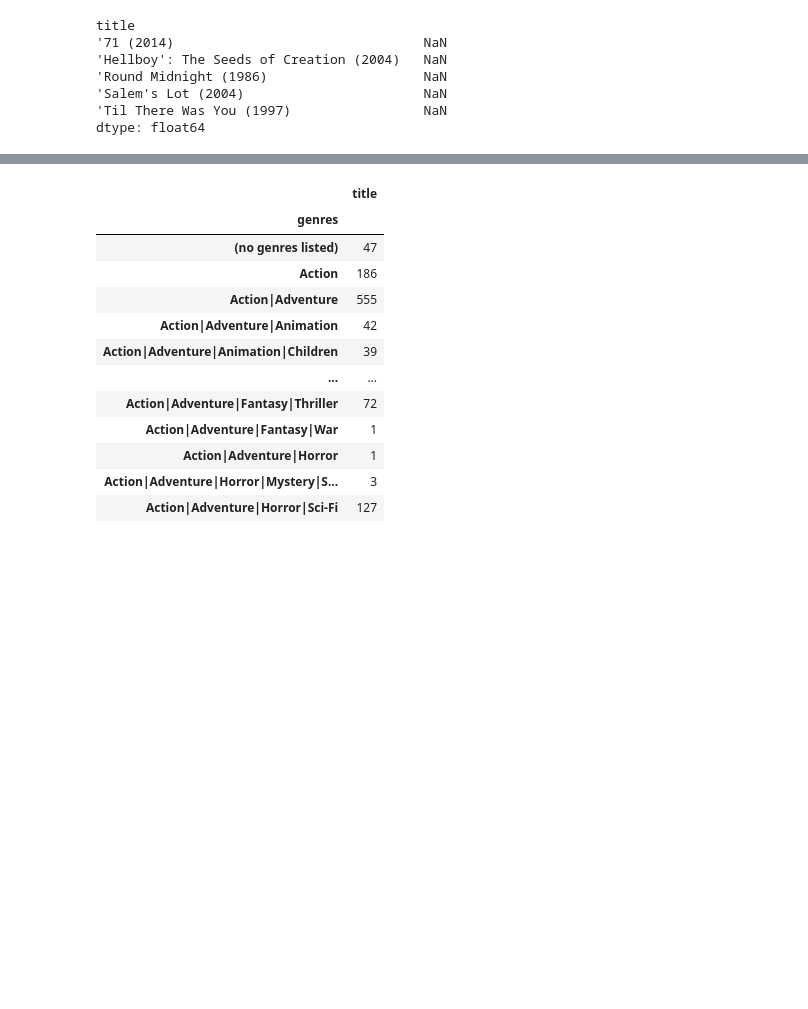
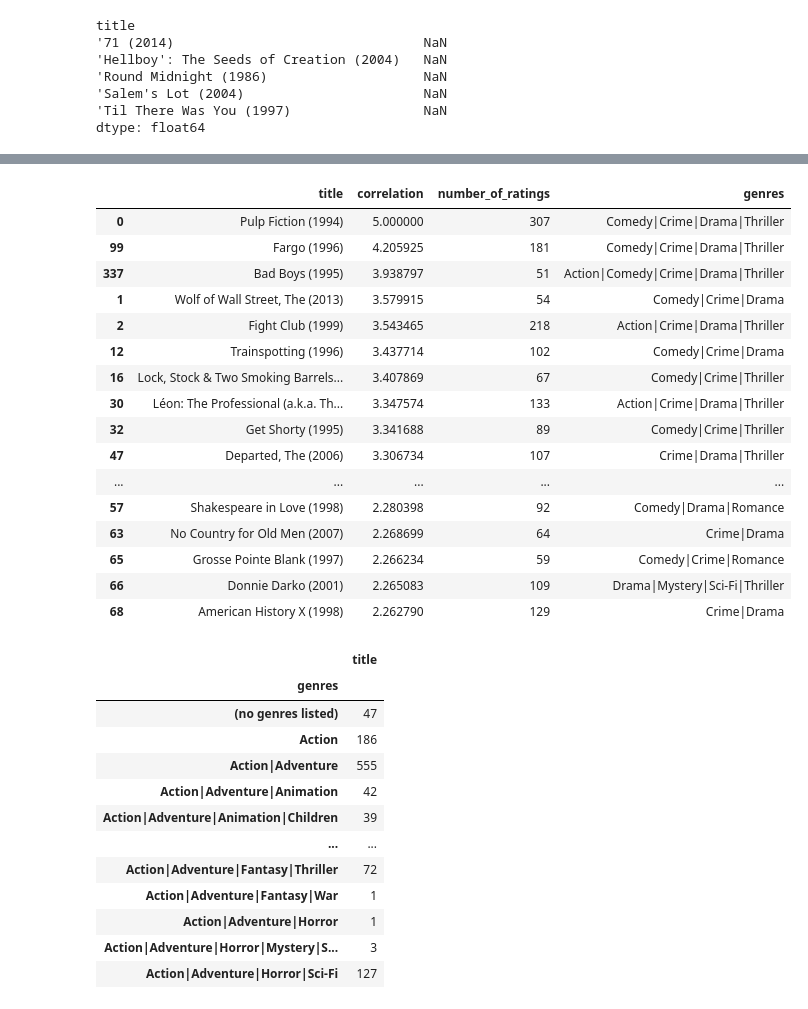
Before and after one commit to merxus17/Data-Science-Project, a Jupyter notebook: Data Science/updated_recomendation_system-Copy1.ipynb, the cells around one changed output, grey strips where cells are left out. Cells and saved outputs as stored; diff of their text form; code cells hidden in the pictures; blank space fills up the shorter version.

```diff
--- a/Data Science/updated_recomendation_system-Copy1.ipynb
+++ b/Data Science/updated_recomendation_system-Copy1.ipynb
@@ -183,0 +202,3 @@ ratingsCsv.head()
+# %%
+recomendations = corr_Toy[corr_Toy['number_of_ratings'] > 50].sort_values(by='correlation', ascending=False)
+recomendations.head()
@@ -183,0 +225,3 @@ ratingsCsv.head()
+# %%
+recomendations = pd.merge(recomendations, movieTitles, on='title')
+recomendations.describe()
@@ -183,0 +238,3 @@ ratingsCsv.head()
+# %%
+recomendations = recomendations.drop('movieId', axis=1)
+recomendations.head()
@@ -184,3 +273,24 @@ ratingsCsv.head()
+# %%
+recomendations = recomendations.sort_values(by='correlation', ascending=False)
+recomendations.head(50)
+# %% [output]
+|  | title | correlation | number_of_ratings | genres |
+| 0 | Pulp Fiction (1994) | 5.000000 | 307 | Comedy|Crime|Drama|Thriller |
+| 99 | Fargo (1996) | 4.205925 | 181 | Comedy|Crime|Drama|Thriller |
+| 337 | Bad Boys (1995) | 3.938797 | 51 | Action|Comedy|Crime|Drama|Thriller |
+| 1 | Wolf of Wall Street, The (2013) | 3.579915 | 54 | Comedy|Crime|Drama |
+| 2 | Fight Club (1999) | 3.543465 | 218 | Action|Crime|Drama|Thriller |
+| 12 | Trainspotting (1996) | 3.437714 | 102 | Comedy|Crime|Drama |
+| 16 | Lock, Stock & Two Smoking Barrels... | 3.407869 | 67 | Comedy|Crime|Thriller |
+| 30 | Léon: The Professional (a.k.a. Th... | 3.347574 | 133 | Action|Crime|Drama|Thriller |
+| 32 | Get Shorty (1995) | 3.341688 | 89 | Comedy|Crime|Thriller |
+| 47 | Departed, The (2006) | 3.306734 | 107 | Crime|Drama|Thriller |
+| ... | ... | ... | ... | ... |
+| 57 | Shakespeare in Love (1998) | 2.280398 | 92 | Comedy|Drama|Romance |
+| 63 | No Country for Old Men (2007) | 2.268699 | 64 | Crime|Drama |
+| 65 | Grosse Pointe Blank (1997) | 2.266234 | 59 | Comedy|Crime|Romance |
+| 66 | Donnie Darko (2001) | 2.265083 | 109 | Drama|Mystery|Sci-Fi|Thriller |
+| 68 | American History X (1998) | 2.262790 | 129 | Crime|Drama |
 # %%
 ratings = pd.DataFrame(ratingsCsv.groupby(['genres'])['title'].count())
 ratings.head(120)
```
Also changed, not shown: parts of 20 cells of this notebook.
